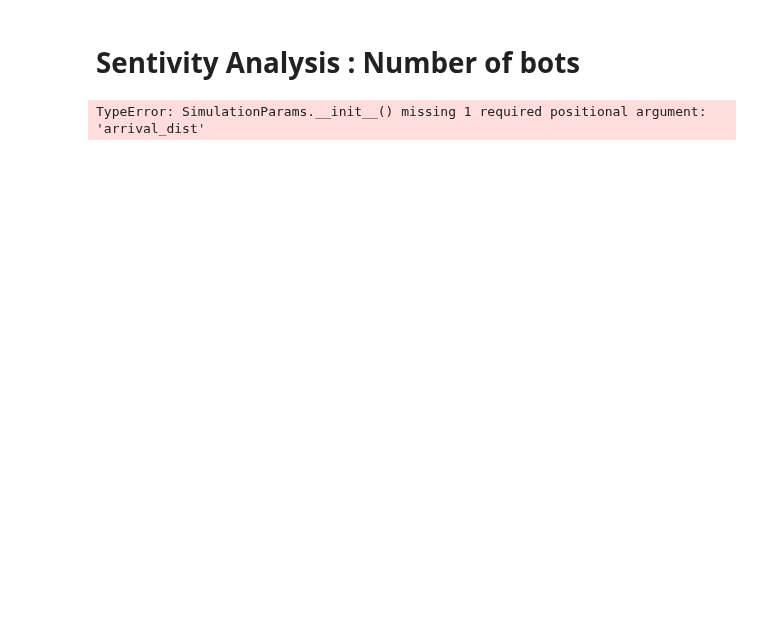
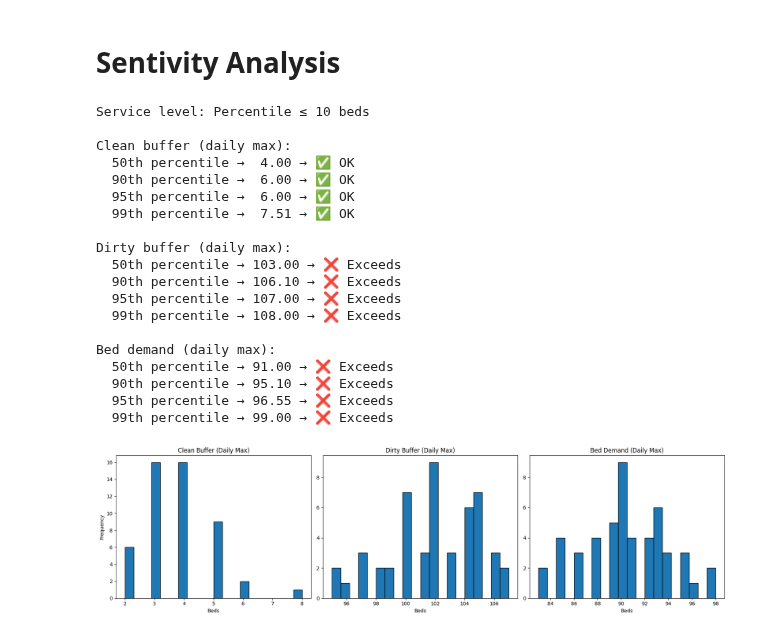
Before and after one commit to AntonJorg/stochastic_simulation, a Jupyter notebook: project2/simulation_loop - Magnus.ipynb, the cells around one changed output. Cells and saved outputs as stored; diff of their text form; code cells hidden in the pictures; blank space fills up the shorter version.

```diff
--- a/project2/simulation_loop - Magnus.ipynb
+++ b/project2/simulation_loop - Magnus.ipynb
@@ -25,7 +24,7 @@ class ArrivalDistribution:
         choice = uniform.rvs(size=size) < self.p
         return np.where(choice, s1, s2)
 
-discharge_dist = ArrivalDistribution(p=0.55, offset=0)
+discharge_dist = lambda: ArrivalDistribution().rvs(size=200)
 arrival_dist = ArrivalDistribution(p=0.55, offset=1)
 
 def service_time_dist():
@@ -41,25 +40,79 @@ distances = np.array([[10, 175], [175, 10]])
 arrival_weights = np.array([1.0])
 discharge_weights = np.array([1.0])
 # %% [markdown]
-# Sentivity Analysis : Number of bots
+# Sentivity Analysis
 # %%
 params = SimulationParams(
     discharge_dist=discharge_dist,
     service_time_dist=service_time_dist,
     transport_time_dist=transport_time_dist,
     distance_matrix=distances,
     arrival_weights=arrival_weights,
     discharge_weights=discharge_weights,
     n_elevators=1,
     n_robots=10
 )
 
-# Run simulation
-df = simulate_many(params, n_iters=10)
-print(df.columns)
-print(df.index)
+buffers, demands, arrivals, discharges, df = simulate_many(params, n_iters=50)
+threshold = 10
+
+# Define metrics and percentiles to check
+metrics = ['Clean buffer (daily max)', 'Dirty buffer (daily max)', 'Bed demand (daily max)']
+percentiles = ['50th', '90th', '95th', '99th']
+
+# Print the results
+print(f"Service level: Percentile ≤ {threshold} beds")
+for metric in metrics:
+    print(f"\n{metric}:")
+    for p in percentiles:
+        value = df.loc[metric, p]
+        status = "✅ OK" if value <= threshold else "❌ Exceeds"
+        print(f"  {p:>4} percentile → {value:5.2f} → {status}")
+
+# Extract max values per run
+clean_buffer_max = buffers[:, Buffer.CLEAN].max(axis=(1, 2))
+dirty_buffer_max = buffers[:, Buffer.DIRTY].max(axis=(1, 2))
+bed_demand_max = demands.max(axis=(1, 2))
+
+# Plot histograms (no threshold line)
+fig, axs = plt.subplots(1, 3, figsize=(18, 5))
+
+axs[0].hist(clean_buffer_max, bins=20, edgecolor='black')
+axs[0].set_title('Clean Buffer (Daily Max)')
+axs[0].set_xlabel('Beds')
+axs[0].set_ylabel('Frequency')
+
+axs[1].hist(dirty_buffer_max, bins=20, edgecolor='black')
+axs[1].set_title('Dirty Buffer (Daily Max)')
+axs[1].set_xlabel('Beds')
+
+axs[2].hist(bed_demand_max, bins=20, edgecolor='black')
+axs[2].set_title('Bed Demand (Daily Max)')
+axs[2].set_xlabel('Beds')
+
+plt.tight_layout()
+plt.show()
 # %% [output]
-TypeError: SimulationParams.__init__() missing 1 required positional argument: 'arrival_dist'
+Service level: Percentile ≤ 10 beds
+
+Clean buffer (daily max):
+  50th percentile →  4.00 → ✅ OK
+  90th percentile →  6.00 → ✅ OK
+  95th percentile →  6.00 → ✅ OK
+  99th percentile →  7.51 → ✅ OK
+
+Dirty buffer (daily max):
+  50th percentile → 103.00 → ❌ Exceeds
+  90th percentile → 106.10 → ❌ Exceeds
+  95th percentile → 107.00 → ❌ Exceeds
+  99th percentile → 108.00 → ❌ Exceeds
+
+Bed demand (daily max):
+  50th percentile → 91.00 → ❌ Exceeds
+  90th percentile → 95.10 → ❌ Exceeds
+  95th percentile → 96.55 → ❌ Exceeds
+  99th percentile → 99.00 → ❌ Exceeds
+[figure, added]
 # %%
 params = SimulationParams(
     discharge_dist=discharge_dist,
```
Also changed, not shown: parts of 2 cells of this notebook.
